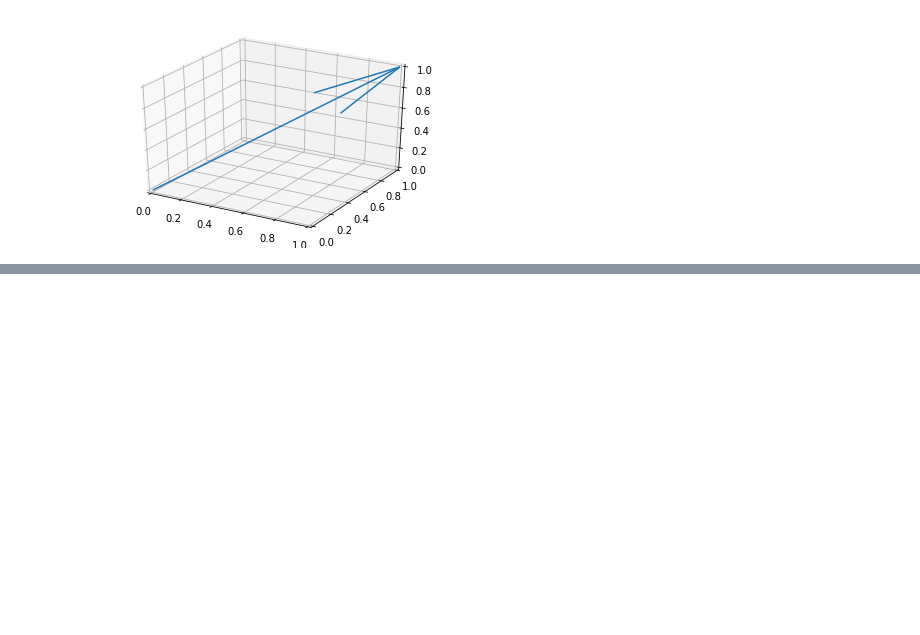
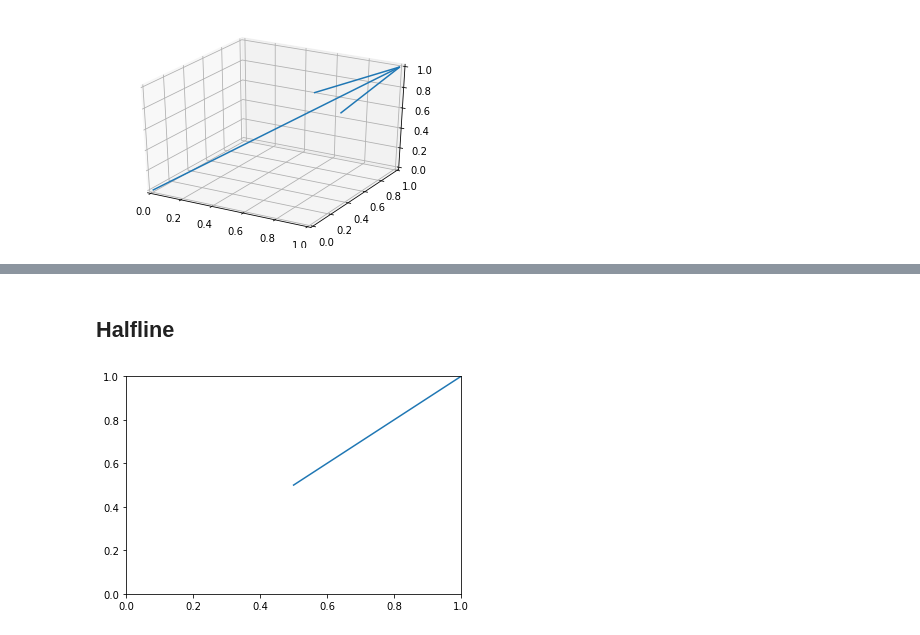
Before and after one commit to stevenkfirth/crossproduct, a Jupyter notebook: notebooks/docs/plot_methods.ipynb, the cells around one changed output, grey strips where cells are left out. Saved outputs shown, nothing was run; the diff lists cells and outputs as text; code cells hidden in the pictures; blank space fills up the shorter version.

```diff
--- a/notebooks/docs/plot_methods.ipynb
+++ b/notebooks/docs/plot_methods.ipynb
@@ -49,0 +74,13 @@ plt.show()
+# %% [markdown]
+## Halfline
+# %%
+import matplotlib.pyplot as plt
+from crossproduct import Point, Vector, Halfline
+fig, ax = plt.subplots()
+hl=Halfline(Point(0.5,0.5),Vector(1,1))
+hl.plot(ax)
+ax.set_xlim(0,1), ax.set_ylim(0,1)
+plt.savefig('halfline_plot_2D')
+plt.show()
+# %% [output]
+[figure, added]
```
Also changed, not shown: parts of 4 cells of this notebook, 15 other files.
